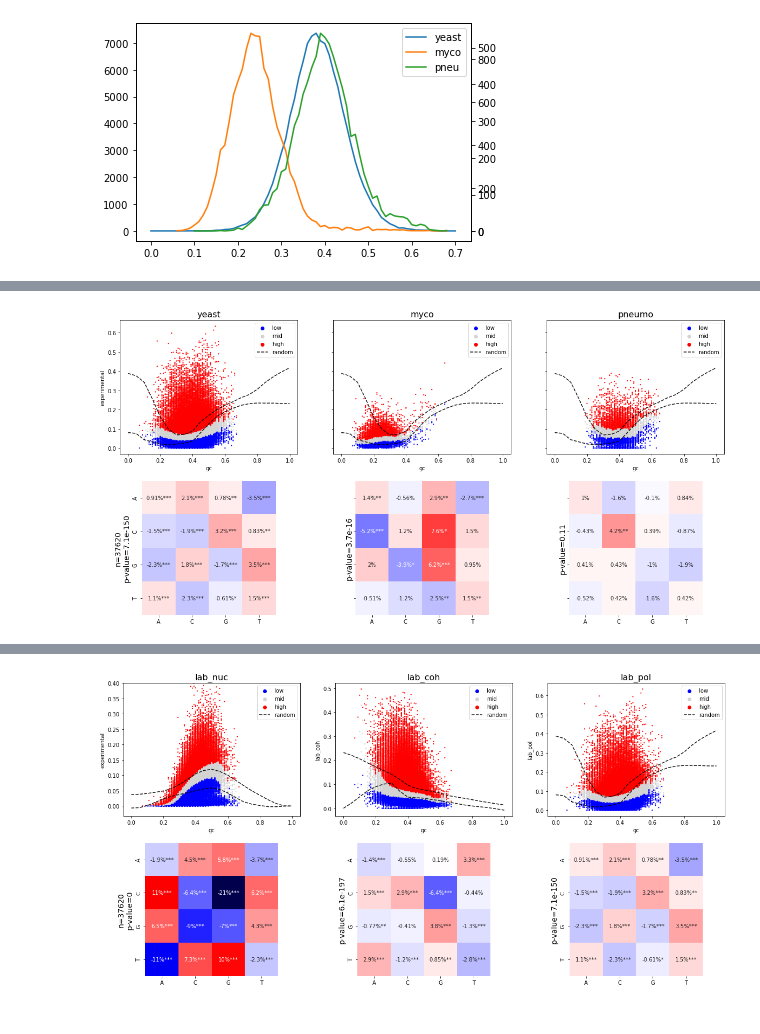
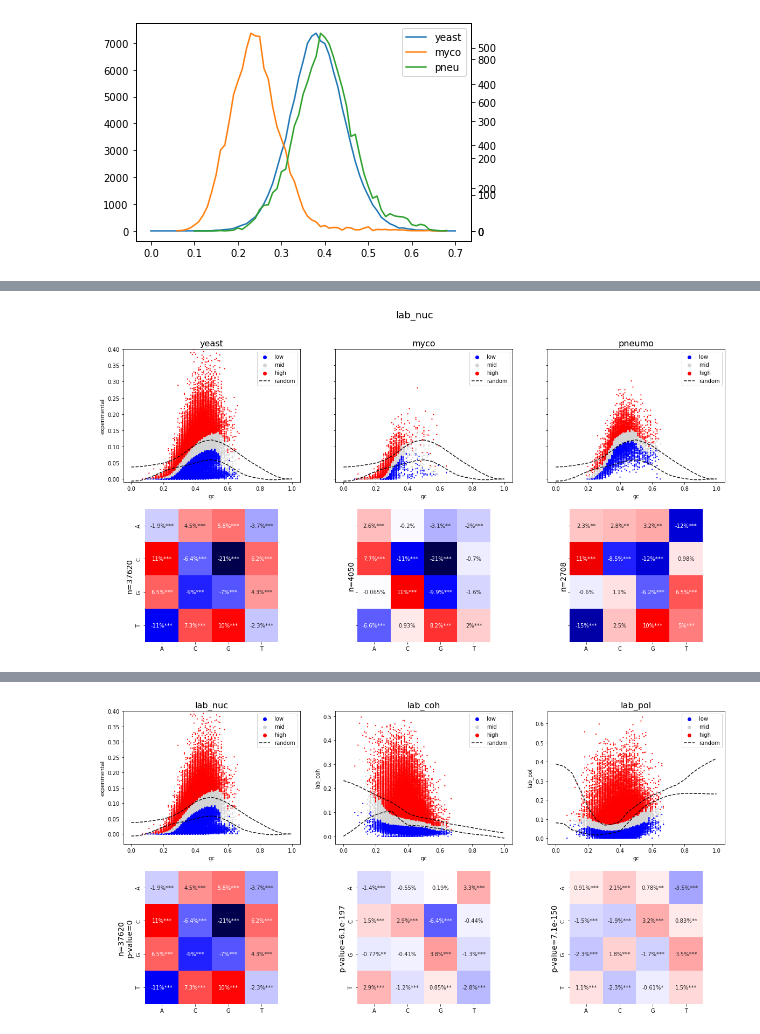
Before and after one commit to Alexwestbrook/mnhn-internship_DeepCNN_ChIP-seq, a Jupyter notebook: Generating_sequences.ipynb, the cells around one changed output, grey strips where cells are left out. Saved outputs shown, nothing was run; the diff lists cells and outputs as text; code cells hidden in the pictures.

Commit message:
added linear regression for kmer analysis

```diff
--- a/Generating_sequences.ipynb
+++ b/Generating_sequences.ipynb
@@ -1345,3 +1359,14 @@ window_yeast
 | 113104 | 0.070352 | 0.065475 | 0.062268 | 0.0 | 0.000000 | 0.000000 | 0.36 |
 | 113105 | 0.036374 | 0.022714 | 0.004536 | 0.0 | 0.000000 | 0.000000 | 0.42 |
 113106 rows × 7 columns
+# %%
+# Random preds for original plot
+preds_nuc_rand = np.load(Path(data_dir, species, 'results', 'models_etienne', 'random_seqs', 'preds_all_reps_myco_nucleosome_random_strictGCrange_indep_10000.npy'))
+preds_coh_rand = np.load(Path(data_dir, species, 'results', 'models_etienne', 'random_seqs', 'preds_all_reps_myco_cohesine_random_strictGCrange_indep_32.npy'))
+preds_pol_rand = np.load(Path(data_dir, species, 'results', 'models_etienne', 'random_seqs', 'preds_all_reps_myco_pol_random_strictGCrange_indep_32.npy'))
+n_gcs = 21
+all_gcs = np.linspace(0, 1, n_gcs)
+preds_nuc_rand = preds_nuc_rand.reshape(n_gcs, 3, -1) / np.array([thres_pred_nm, thres_pred2_nm, thres_pred3_nm]).reshape(1, 3, 1)
+preds_coh_rand = preds_coh_rand.reshape(n_gcs, 3, -1) / np.array([thres_pred_cm, thres_pred2_cm, thres_pred3_cm]).reshape(1, 3, 1)
+preds_pol_rand = preds_pol_rand.reshape(n_gcs, 3, -1) / np.array([thres_pred_pm, thres_pred2_pm, thres_pred3_pm]).reshape(1, 3, 1)
+preds_nuc_rand.shape, preds_coh_rand.shape, preds_pol_rand.shape
@@ -1472,10 +1688,3 @@ plt.legend(*plot_utils.add_legend([ax, ax1, ax2]))
 # %% [output]
 <matplotlib.legend.Legend at 0x...>
 [figure]
-# %%
-# Random preds for original plot
-preds_nuc_rand = np.load(Path(data_dir, species, 'results', 'models_etienne', 'random_seqs', 'preds_all_reps_myco_nucleosome_random_strictGCrange_indep_10000.npy'))
-preds_coh_rand = np.load(Path(data_dir, species, 'results', 'models_etienne', 'random_seqs', 'preds_all_reps_myco_cohesine_random_strictGCrange_indep_32.npy'))
-preds_pol_rand = np.load(Path(data_dir, species, 'results', 'models_etienne', 'random_seqs', 'preds_all_reps_myco_pol_random_strictGCrange_indep_32.npy'))
-all_gcs = np.linspace(0, 1, 21)
-preds_nuc_rand.shape, preds_coh_rand.shape, preds_pol_rand.shape
@@ -1484,14 +1818,17 @@ preds_nuc_rand.shape, preds_coh_rand.shape, preds_pol_rand.shape
 # %%
-annot = 'lab_pol'
+# Legacy plot with std
+annot = 'lab_nuc'
 k = 2
 stars_thres = np.array([0.05, 1e-2, 1e-3, -1]).reshape(1, 1, -1)
 fig, axes = plt.subplots(2, 3, sharey='row', figsize=(20, 10), facecolor='w')
 if annot == 'lab_nuc':
-    rand_preds = (preds_nuc_rand / thres_pred_nm)
+    rand_preds = preds_nuc_rand.reshape(n_gcs, -1)
 elif annot == 'lab_coh':
-    rand_preds = (preds_coh_rand / thres_pred_cm)
+    rand_preds = preds_coh_rand.reshape(n_gcs, -1)
+elif annot == 'lab_pol':
+    rand_preds = preds_pol_rand.reshape(n_gcs, -1)
 else:
-    rand_preds = (preds_pol_rand / thres_pred_pm)
+    raise ValueError(f"annot can't be {annot}")
 titles = ['yeast', 'myco', 'pneumo']
 for j, title in enumerate(titles):
     axes[0, j].set_title(title, fontsize=16)
@@ -1499,43 +1836,43 @@ for j, (window_df, window_one_hot) in enumerate([(window_yeast.loc[noN_mask, :],
                                                  (window_myco, window_one_hot_myco),
                                                  (window_pneu, window_one_hot_pneu)]):
     sns.scatterplot(ax=axes[0, j], data=window_df.loc[window_df[f'sep_{annot}'] != 'discarded'], x='gc', y=annot,
                     hue=f'sep_{annot}', hue_order=['low', 'mid', 'high'], palette=['b', 'lightgray', 'r'],
                     ec=None, s=5)
     axes[0, j].plot(all_gcs, rand_preds.mean(axis=1)-rand_preds.std(axis=1), color='k', linestyle='--', alpha=0.9, label='random')
     axes[0, j].plot(all_gcs, rand_preds.mean(axis=1)+rand_preds.std(axis=1), color='k', linestyle='--', alpha=0.9)
     axes[0, j].legend().set_title('')
 
     low_mask = window_df.loc[:, f'sep_{annot}'] == 'low'
     high_mask = window_df.loc[:, f'sep_{annot}'] == 'high'
-    df_low = utils.kmer_counts_by_seq(window_one_hot[low_mask], k, includeN=False)
-    df_high = utils.kmer_counts_by_seq(window_one_hot[high_mask], k, includeN=False)
+    df_low = utils.kmer_counts(window_one_hot[low_mask], k, includeN=False)
+    df_high = utils.kmer_counts(window_one_hot[high_mask], k, includeN=False)
     df_pvals = pd.Series(
         0.,
         index=df_low.index)
     for kmer in df_low.index:
         df_pvals.loc[kmer] = scipy.stats.chi2_contingency(
-            [[df_high.loc[kmer, :].sum(), df_high.loc[df_high.index!=kmer, :].sum().sum()],
-                [df_low.loc[kmer, :].sum(), df_low.loc[df_low.index!=kmer, :].sum().sum()]]
+            [[df_high.loc[kmer], df_high.loc[df_high.index!=kmer].sum()],
+             [df_low.loc[kmer], df_low.loc[df_low.index!=kmer].sum()]]
         )[1]
-    global_pval = scipy.stats.chi2_contingency(pd.concat([df_high.sum(axis=1), df_low.sum(axis=1)], axis=1))[1]
+    global_pval = scipy.stats.chi2_contingency(pd.concat([df_high, df_low], axis=1))[1]
     df_pvals2D = df_pvals.sort_index().unstack()
 
-    df_ref = df_low.mean(axis=1)
-    df_percdiff = (df_high.mean(axis=1)- df_ref) / df_ref * 100
+    df_percdiff = (df_high- df_low) / df_low * 100
     df_percdiff2D = df_percdiff.sort_index().unstack()
 
     stars = np.argmax(df_pvals2D.to_numpy().reshape(4, 4, 1) > stars_thres, axis=2)
     annotation = [[f"{format(v, '.2g')}%" + "*"*s for v, s in zip(*row)] for row in zip(df_percdiff2D.values, stars)]
     sns.heatmap(df_percdiff2D, cmap='seismic', annot=annotation, fmt='', ax=axes[1, j], center=0, vmax=20, cbar=False, square=True)
-    lab = f'p-value={format(global_pval, ".2g")}'
-    if j == 0:
-        lab = f'n={low_mask.sum()}\n' + lab
+    lab = f'n={low_mask.sum()}\n'
+        #    f'p-value={format(global_pval, ".2g")}')
     axes[1, j].set_ylabel(lab, fontsize=14)
+    axes[0, j].set_ylim(bottom=-0.01)
 if annot == 'lab_nuc':
-    axes[0, 1].set_ylim(bottom=-0.01, top=0.4)
+    axes[0, 1].set_ylim(top=0.4)
 axes[0, 0].set_ylabel('experimental')
+fig.suptitle(annot, fontsize=18)
 plt.savefig(Path(data_dir, species, 'results', 'models_etienne', 'kmers',
-                 f'composite_scatter_heatmap_2merpercdiff&pvalue_label{annot[-3:]}_in{binsize}bpall.png'),
+                 f'composite_scatter_heatmap_2merpercdiff&pvalue_label{annot[-3:]}_in{binsize}bpall_std.png'),
             bbox_inches='tight')
 # %% [output]
-[figure, old version]
+[figure, new version]
```
Also changed, not shown: parts of 22 cells of this notebook.
